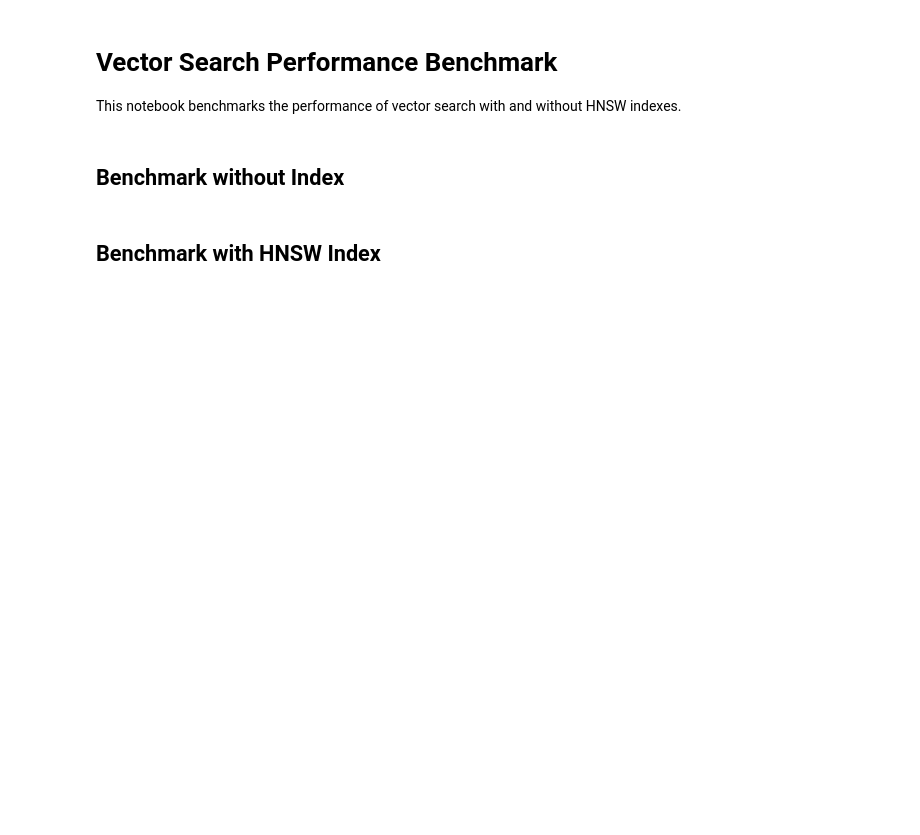
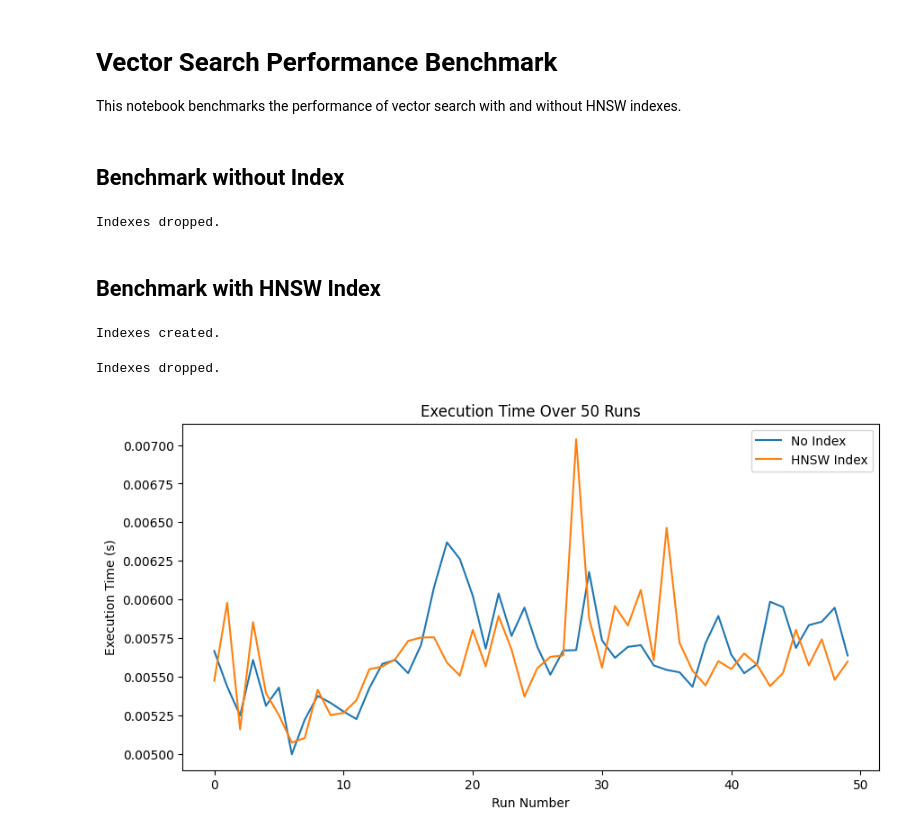
Before and after one commit to 99-NinetyNine/cv_jd_matching, a Jupyter notebook: notebooks/performance_comparison.ipynb, the cells around one changed output. Cells and saved outputs as stored; diff of their text form; code cells hidden in the pictures; blank space fills up the shorter version.

Commit message:
chart creaion for index

```diff
--- a/notebooks/performance_comparison.ipynb
+++ b/notebooks/performance_comparison.ipynb
@@ -14,7 +14,7 @@ from psycopg2.extensions import ISOLATION_LEVEL_AUTOCOMMIT
 # Add project root to path
 sys.path.append(os.path.abspath(".."))
 
-DB_URL = os.getenv("DATABASE_URL", "postgresql://postgres:postgres@localhost:5432/cv_matching")
+DB_URL = "postgresql://postgres:postgres@localhost:5432/cv_matching"
 # %%
 def get_connection():
     conn = psycopg2.connect(DB_URL)
@@ -32,7 +32,7 @@ def drop_indexes():
 def create_indexes():
     conn = get_connection()
     cur = conn.cursor()
-    cur.execute("CREATE INDEX IF NOT EXISTS idx_jobs_embedding ON jobs USING hnsw (embedding vector_cosine_ops);")
+    cur.execute("CREATE INDEX IF NOT EXISTS idx_jobs_embedding ON job USING hnsw (embedding vector_cosine_ops);")
     conn.close()
     print("Indexes created.")
 
@@ -41,14 +41,14 @@ def run_benchmark(iterations=10):
     cur = conn.cursor()
 
     # Generate a random query vector
-    query_vector = np.random.rand(768).tolist()
+    query_vector = np.random.rand(1536).tolist()
 
     times = []
     for _ in range(iterations):
         start_time = time.time()
         cur.execute("""
             SELECT id, 1 - (embedding <=> %s::vector) as similarity
-            FROM jobs
+            FROM job
             ORDER BY embedding <=> %s::vector
             LIMIT 10;
         """, (query_vector, query_vector))
@@ -66,2 +62,12 @@ print(f"No Index: {mean_no_index:.4f}s ± {std_no_index:.4f}s")
+# %%
+drop_indexes()
+mean_no_indices = []
+std_no_indices = []
+for _ in range(50):
+    mean_no_index, std_no_index = run_benchmark()
+    mean_no_indices.append(mean_no_index)
+    std_no_indices.append(std_no_index)
+# %% [output]
+Indexes dropped.
 # %% [markdown]
 ## Benchmark with HNSW Index
@@ -81,0 +74,28 @@ plt.show()
+# %%
+create_indexes()
+# %% [output]
+Indexes created.
+# %%
+drop_indexes()
+means_indices= []
+std_indices = []
+
+for _ in range(50):
+    mean_index, std_index = run_benchmark()
+    means_indices.append(mean_index)
+    std_indices.append(std_index)
+# %% [output]
+Indexes dropped.
+# %%
+plt.figure(figsize=(10,5))
+
+plt.plot(mean_no_indices, label="No Index")
+plt.plot(means_indices, label="HNSW Index")
+
+plt.xlabel("Run Number")
+plt.ylabel("Execution Time (s)")
+plt.title("Execution Time Over 50 Runs")
+plt.legend()
+plt.show()
+# %% [output]
+[figure, added]
```
Also changed, not shown: parts of 4 cells of this notebook.
